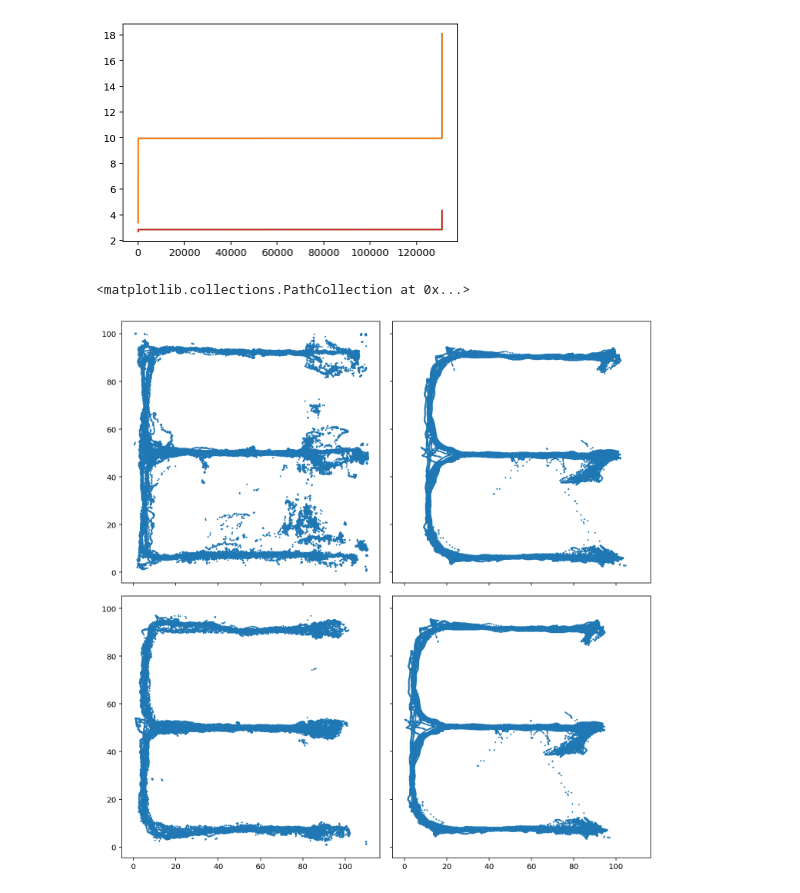
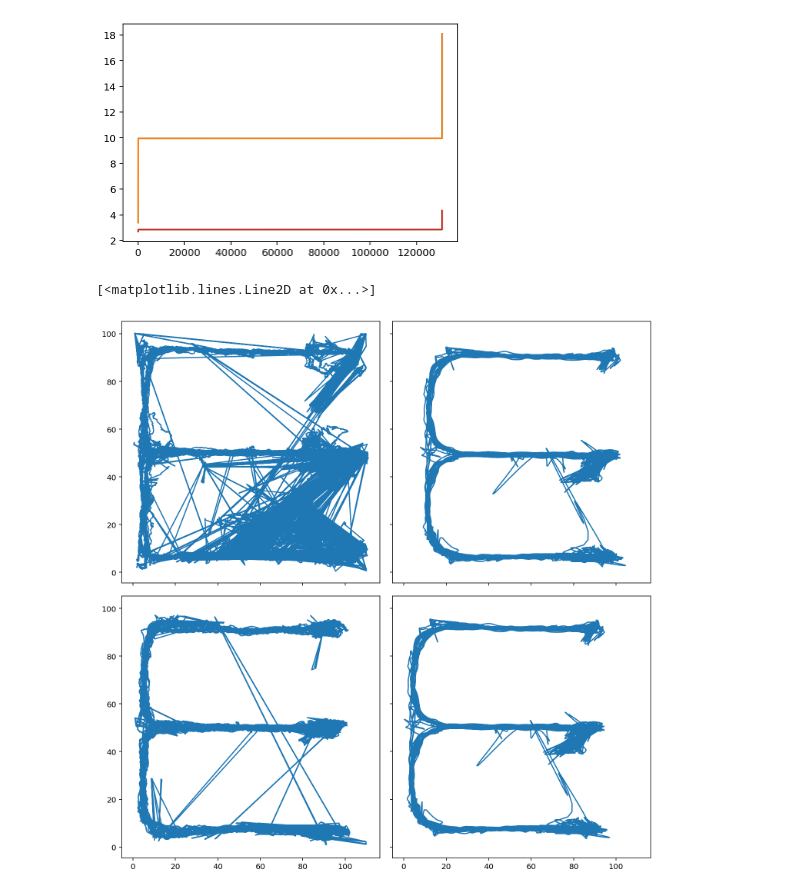
Before and after one commit to edeno/pose_analysis, a Jupyter notebook: notebooks/2019_12_10_Kalman.ipynb, the cells around one changed output. Saved outputs shown, nothing was run; the diff lists cells and outputs as text; code cells hidden in the pictures.

```diff
--- a/notebooks/2019_12_10_Kalman.ipynb
+++ b/notebooks/2019_12_10_Kalman.ipynb
@@ -97,36 +97,36 @@ measurement_variance = np.array([25, 25, 9, 9])
 dt = 1 / frame_rate
 
 state_covariance = np.array([[1.0, 0.0, 1.0, 0.0],
                              [0.0, 1.0, 0.0, 1.0],
                              [1.0, 0.0, 1.0, 0.0],
                              [0.0, 1.0, 0.0, 1.0],
                             ])
 
 state_transition = np.identity(n_columns)
 measurement_covariance = np.identity(n_columns) * measurement_variance
 
 prior_state = data[0]
 prior_covariance = np.identity(n_columns) * process_variance
 state_to_observed = np.identity(n_columns)
 
 model = {
     'data': data,
     'state_transition': state_transition,
     'state_to_observed': state_to_observed,
     'state_covariance': state_covariance,
     'measurement_covariance': measurement_covariance,
     'prior_state': prior_state,
     'prior_covariance': prior_covariance}
 
 posterior_mean, posterior_covariance = filter_smooth_data(model, True)
 
 fig, axes = plt.subplots(2, 2, figsize=(10, 10), sharex=True, sharey=True,
                          constrained_layout=True)
-axes[0, 0].scatter(data[:, 0], data[:, 1], s=1)
-axes[0, 1].scatter(posterior_mean[:, 0], posterior_mean[:, 1], s=1)
+axes[0, 0].plot(data[:, 0], data[:, 1])
+axes[0, 1].plot(posterior_mean[:, 0], posterior_mean[:, 1])
 
-axes[1, 0].scatter(data[:, 2], data[:, 3], s=1)
-axes[1, 1].scatter(posterior_mean[:, 2], posterior_mean[:, 3], s=1)
+axes[1, 0].plot(data[:, 2], data[:, 3])
+axes[1, 1].plot(posterior_mean[:, 2], posterior_mean[:, 3])
 # %% [output]
-<matplotlib.collections.PathCollection at 0x...>
+[<matplotlib.lines.Line2D at 0x...>]
-[figure, old version]
+[figure, new version]
```
Also changed, not shown: parts of 1 cell of this notebook, 2 other files.
